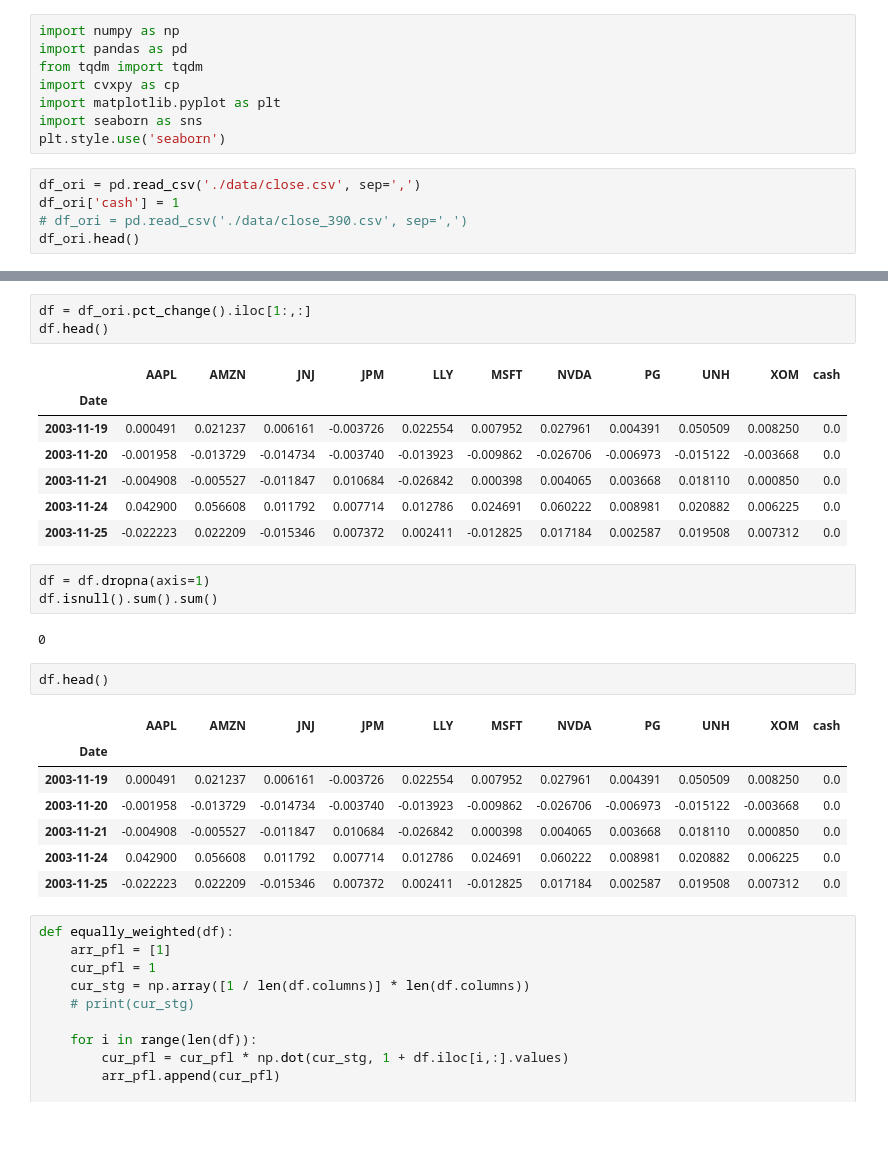
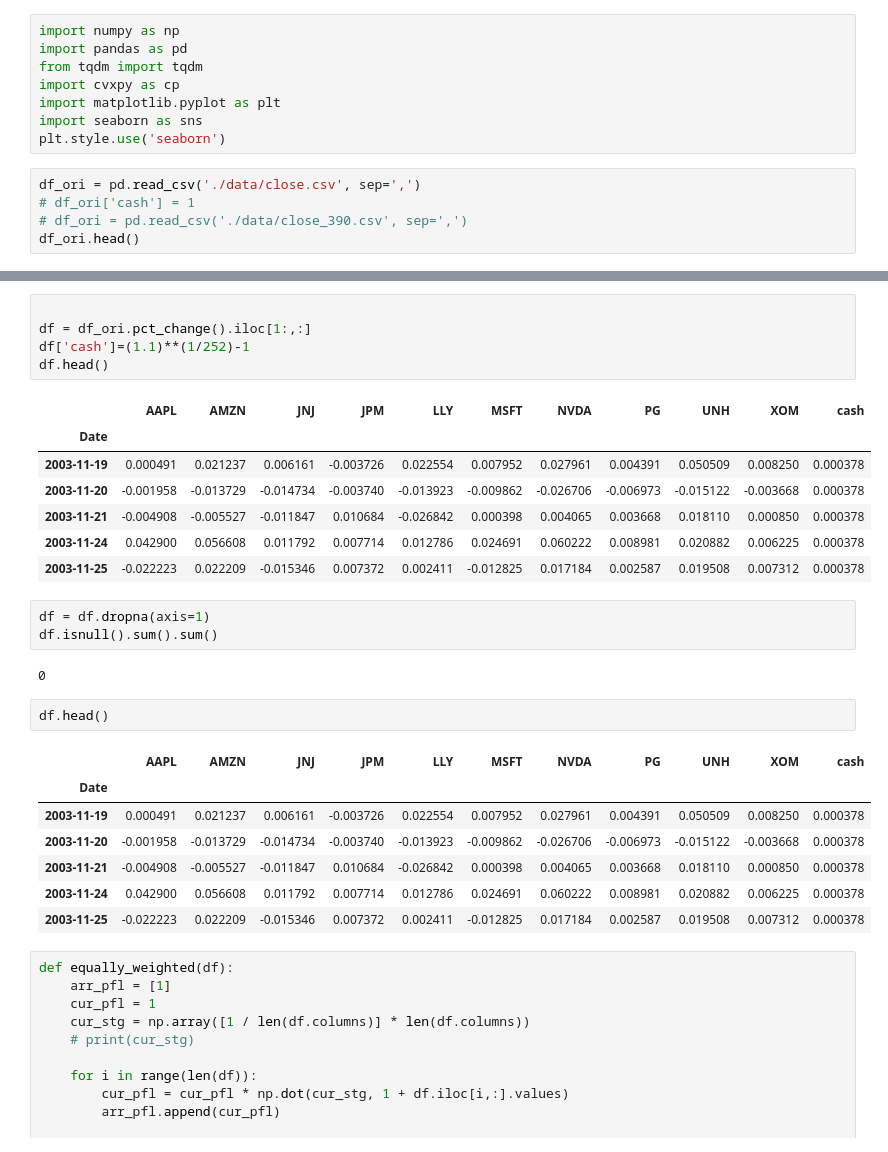
Before and after one commit to Terry-Xu-666/4530_projrct, a Jupyter notebook: OGD.ipynb, the cells around one changed output, grey strips where cells are left out. Saved outputs shown, nothing was run; the diff lists cells and outputs as text.

```diff
--- a/OGD.ipynb
+++ b/OGD.ipynb
@@ -8,7 +8,7 @@ import seaborn as sns
 plt.style.use('seaborn')
 # %%
 df_ori = pd.read_csv('./data/close.csv', sep=',')
-df_ori['cash'] = 1
+# df_ori['cash'] = 1
 # df_ori = pd.read_csv('./data/close_390.csv', sep=',')
 df_ori.head()
 # %% [output]
@@ -42,16 +42,18 @@ plt.show()
 # %% [output]
 [figure]
 # %%
+
 df = df_ori.pct_change().iloc[1:,:]
+df['cash']=(1.1)**(1/252)-1
 df.head()
 # %% [output]
 |  | AAPL | AMZN | JNJ | JPM | LLY | MSFT | NVDA | PG | UNH | XOM | cash |
 | Date |  |  |  |  |  |  |  |  |  |  |  |
-| 2003-11-19 | 0.000491 | 0.021237 | 0.006161 | -0.003726 | 0.022554 | 0.007952 | 0.027961 | 0.004391 | 0.050509 | 0.008250 | 0.0 |
-| 2003-11-20 | -0.001958 | -0.013729 | -0.014734 | -0.003740 | -0.013923 | -0.009862 | -0.026706 | -0.006973 | -0.015122 | -0.003668 | 0.0 |
-| 2003-11-21 | -0.004908 | -0.005527 | -0.011847 | 0.010684 | -0.026842 | 0.000398 | 0.004065 | 0.003668 | 0.018110 | 0.000850 | 0.0 |
-| 2003-11-24 | 0.042900 | 0.056608 | 0.011792 | 0.007714 | 0.012786 | 0.024691 | 0.060222 | 0.008981 | 0.020882 | 0.006225 | 0.0 |
-| 2003-11-25 | -0.022223 | 0.022209 | -0.015346 | 0.007372 | 0.002411 | -0.012825 | 0.017184 | 0.002587 | 0.019508 | 0.007312 | 0.0 |
+| 2003-11-19 | 0.000491 | 0.021237 | 0.006161 | -0.003726 | 0.022554 | 0.007952 | 0.027961 | 0.004391 | 0.050509 | 0.008250 | 0.000378 |
+| 2003-11-20 | -0.001958 | -0.013729 | -0.014734 | -0.003740 | -0.013923 | -0.009862 | -0.026706 | -0.006973 | -0.015122 | -0.003668 | 0.000378 |
+| 2003-11-21 | -0.004908 | -0.005527 | -0.011847 | 0.010684 | -0.026842 | 0.000398 | 0.004065 | 0.003668 | 0.018110 | 0.000850 | 0.000378 |
+| 2003-11-24 | 0.042900 | 0.056608 | 0.011792 | 0.007714 | 0.012786 | 0.024691 | 0.060222 | 0.008981 | 0.020882 | 0.006225 | 0.000378 |
+| 2003-11-25 | -0.022223 | 0.022209 | -0.015346 | 0.007372 | 0.002411 | -0.012825 | 0.017184 | 0.002587 | 0.019508 | 0.007312 | 0.000378 |
 # %%
 df = df.dropna(axis=1)
 df.isnull().sum().sum()
@@ -62,11 +64,11 @@ df.head()
 # %% [output]
 |  | AAPL | AMZN | JNJ | JPM | LLY | MSFT | NVDA | PG | UNH | XOM | cash |
 | Date |  |  |  |  |  |  |  |  |  |  |  |
-| 2003-11-19 | 0.000491 | 0.021237 | 0.006161 | -0.003726 | 0.022554 | 0.007952 | 0.027961 | 0.004391 | 0.050509 | 0.008250 | 0.0 |
-| 2003-11-20 | -0.001958 | -0.013729 | -0.014734 | -0.003740 | -0.013923 | -0.009862 | -0.026706 | -0.006973 | -0.015122 | -0.003668 | 0.0 |
-| 2003-11-21 | -0.004908 | -0.005527 | -0.011847 | 0.010684 | -0.026842 | 0.000398 | 0.004065 | 0.003668 | 0.018110 | 0.000850 | 0.0 |
-| 2003-11-24 | 0.042900 | 0.056608 | 0.011792 | 0.007714 | 0.012786 | 0.024691 | 0.060222 | 0.008981 | 0.020882 | 0.006225 | 0.0 |
-| 2003-11-25 | -0.022223 | 0.022209 | -0.015346 | 0.007372 | 0.002411 | -0.012825 | 0.017184 | 0.002587 | 0.019508 | 0.007312 | 0.0 |
+| 2003-11-19 | 0.000491 | 0.021237 | 0.006161 | -0.003726 | 0.022554 | 0.007952 | 0.027961 | 0.004391 | 0.050509 | 0.008250 | 0.000378 |
+| 2003-11-20 | -0.001958 | -0.013729 | -0.014734 | -0.003740 | -0.013923 | -0.009862 | -0.026706 | -0.006973 | -0.015122 | -0.003668 | 0.000378 |
+| 2003-11-21 | -0.004908 | -0.005527 | -0.011847 | 0.010684 | -0.026842 | 0.000398 | 0.004065 | 0.003668 | 0.018110 | 0.000850 | 0.000378 |
+| 2003-11-24 | 0.042900 | 0.056608 | 0.011792 | 0.007714 | 0.012786 | 0.024691 | 0.060222 | 0.008981 | 0.020882 | 0.006225 | 0.000378 |
+| 2003-11-25 | -0.022223 | 0.022209 | -0.015346 | 0.007372 | 0.002411 | -0.012825 | 0.017184 | 0.002587 | 0.019508 | 0.007312 | 0.000378 |
 # %%
 def equally_weighted(df):
     arr_pfl = [1]
```
Also changed, not shown: parts of 17 cells of this notebook.
